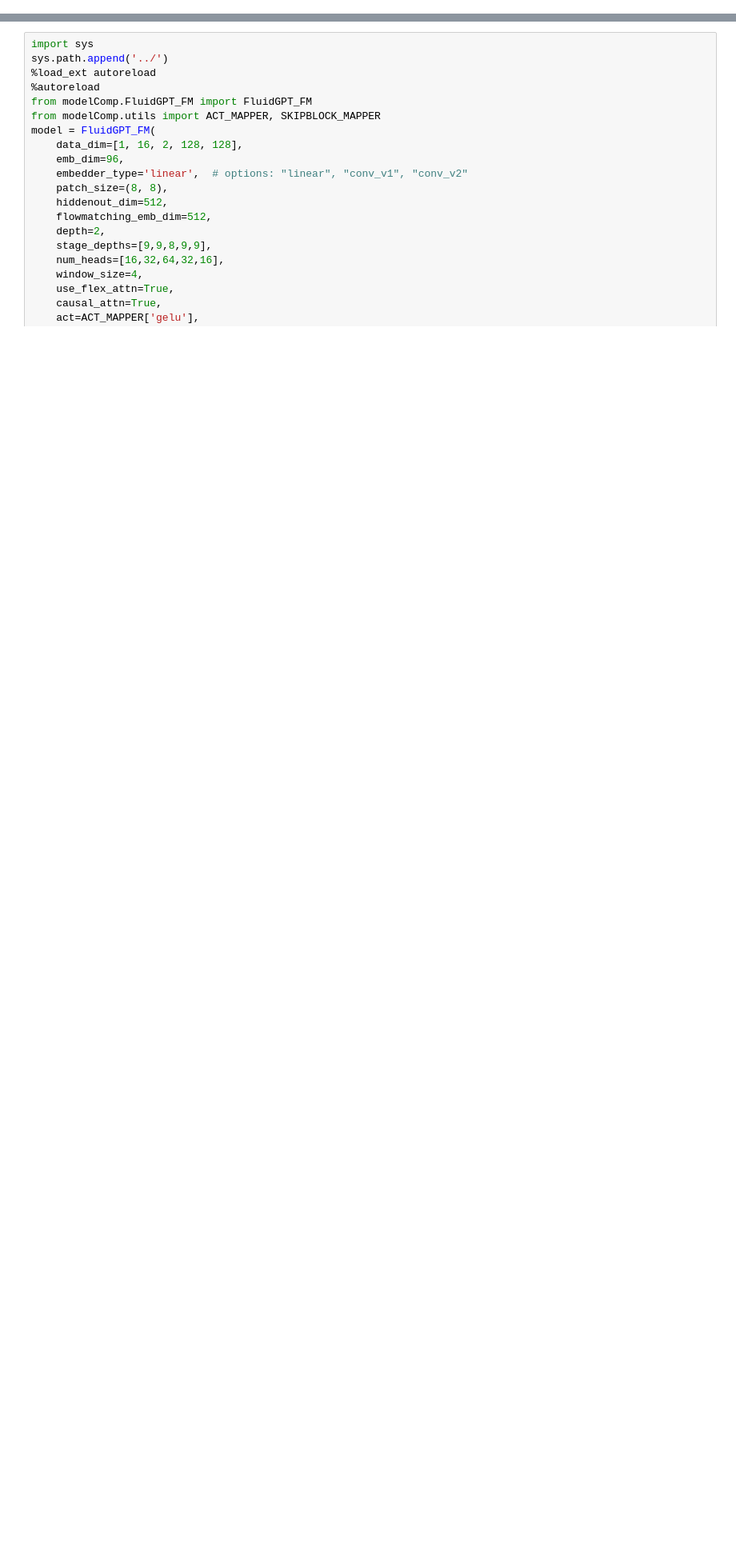
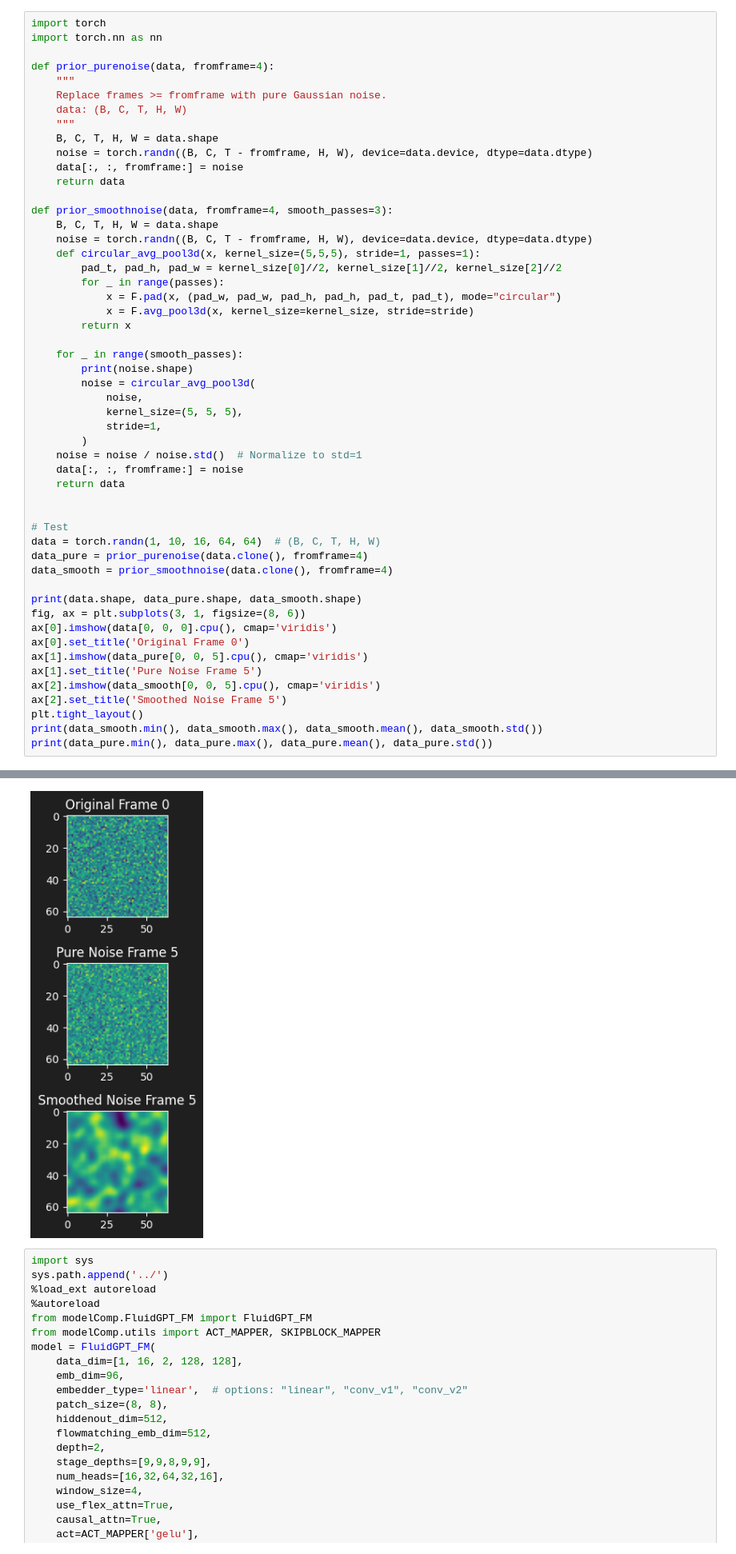
Before and after one commit to tpharmsen/FluidGPT, a Jupyter notebook: src/scripts/smallTests.ipynb, the cells around one changed output, grey strips where cells are left out. Shown: that part at 80% size. Drawn from its saved outputs; the diff is of its cells as text; blank space fills up the shorter version.

Commit message:
new smooth gaussian noise prior

```diff
--- a/src/scripts/smallTests.ipynb
+++ b/src/scripts/smallTests.ipynb
@@ -14,3 +15,56 @@ plt.rcParams['savefig.facecolor'] = '#1F1F1F'
 # %% [output]
 True
 NVIDIA A100-SXM4-40GB MIG 3g.20gb
+# %%
+import torch
+import torch.nn as nn
+
+def prior_purenoise(data, fromframe=4):
+    """
+    Replace frames >= fromframe with pure Gaussian noise.
+    data: (B, C, T, H, W)
+    """
+    B, C, T, H, W = data.shape
+    noise = torch.randn((B, C, T - fromframe, H, W), device=data.device, dtype=data.dtype)
+    data[:, :, fromframe:] = noise
+    return data
+
+def prior_smoothnoise(data, fromframe=4, smooth_passes=3):
+    B, C, T, H, W = data.shape
+    noise = torch.randn((B, C, T - fromframe, H, W), device=data.device, dtype=data.dtype)
+    def circular_avg_pool3d(x, kernel_size=(5,5,5), stride=1, passes=1):
+        pad_t, pad_h, pad_w = kernel_size[0]//2, kernel_size[1]//2, kernel_size[2]//2
+        for _ in range(passes):
+            x = F.pad(x, (pad_w, pad_w, pad_h, pad_h, pad_t, pad_t), mode="circular")
+            x = F.avg_pool3d(x, kernel_size=kernel_size, stride=stride)
+        return x
+
+    for _ in range(smooth_passes):
+        print(noise.shape)
+        noise = circular_avg_pool3d(
+            noise,
+            kernel_size=(5, 5, 5),
+            stride=1,
+        )
+    noise = noise / noise.std()  # Normalize to std=1
+    data[:, :, fromframe:] = noise
+    return data
+
+
+# Test
+data = torch.randn(1, 10, 16, 64, 64)  # (B, C, T, H, W)
+data_pure = prior_purenoise(data.clone(), fromframe=4)
+data_smooth = prior_smoothnoise(data.clone(), fromframe=4)
+
+print(data.shape, data_pure.shape, data_smooth.shape)
+fig, ax = plt.subplots(3, 1, figsize=(8, 6))
+ax[0].imshow(data[0, 0, 0].cpu(), cmap='viridis')
+ax[0].set_title('Original Frame 0')
+ax[1].imshow(data_pure[0, 0, 5].cpu(), cmap='viridis')
+ax[1].set_title('Pure Noise Frame 5')
+ax[2].imshow(data_smooth[0, 0, 5].cpu(), cmap='viridis')
+ax[2].set_title('Smoothed Noise Frame 5')
+plt.tight_layout()
+print(data_smooth.min(), data_smooth.max(), data_smooth.mean(), data_smooth.std())
+print(data_pure.min(), data_pure.max(), data_pure.mean(), data_pure.std())
+# %% [output]
@@ -17,3 +77,4 @@ NVIDIA A100-SXM4-40GB MIG 3g.20gb
+[figure, added]
 # %%
 import sys
 sys.path.append('../')
```
Also changed, not shown: parts of 2 cells of this notebook, 4 other files.
